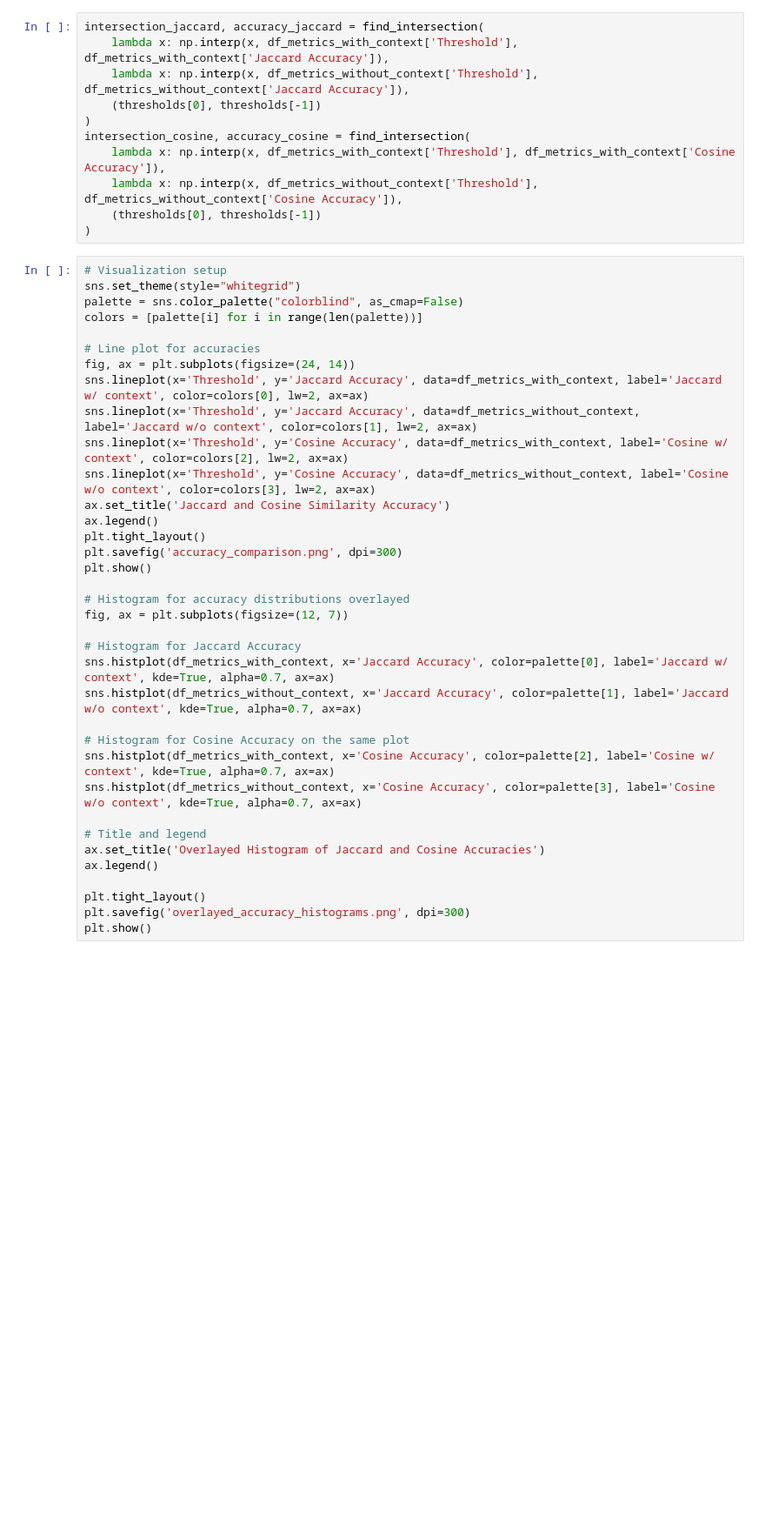
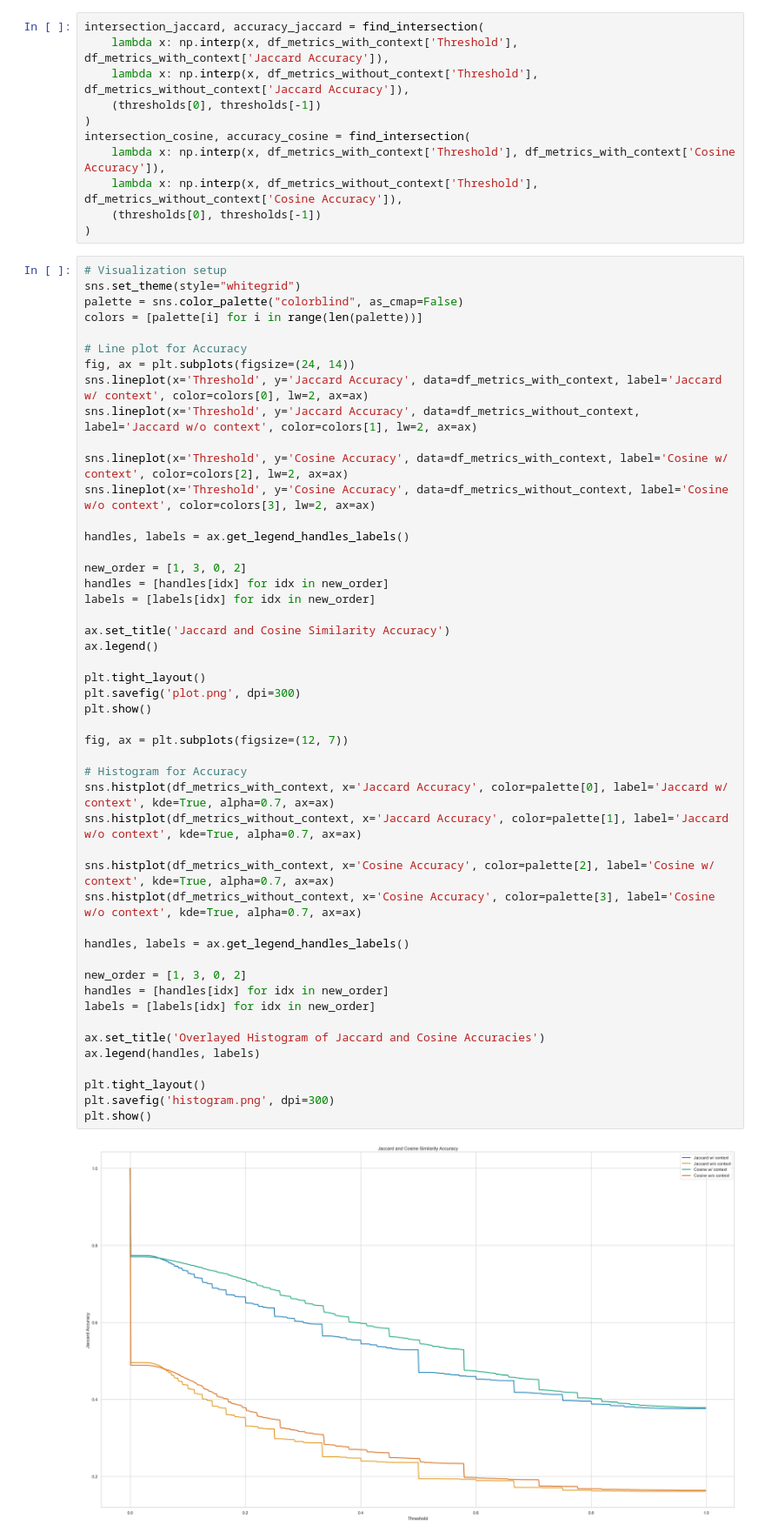
Before and after one commit to nneubacher/Bachelorarbeit, a Jupyter notebook: compare.ipynb, the cells around one changed output. Shown: that part at 87% size. Cells and saved outputs as stored; diff of their text form; blank space fills up the shorter version.

```diff
--- a/compare.ipynb
+++ b/compare.ipynb
@@ -59,36 +59,50 @@ intersection_cosine, accuracy_cosine = find_intersection(
 # %%
 # Visualization setup
 sns.set_theme(style="whitegrid")
 palette = sns.color_palette("colorblind", as_cmap=False)
 colors = [palette[i] for i in range(len(palette))]
 
-# Line plot for accuracies
+# Line plot for Accuracy
 fig, ax = plt.subplots(figsize=(24, 14))
 sns.lineplot(x='Threshold', y='Jaccard Accuracy', data=df_metrics_with_context, label='Jaccard w/ context', color=colors[0], lw=2, ax=ax)
 sns.lineplot(x='Threshold', y='Jaccard Accuracy', data=df_metrics_without_context, label='Jaccard w/o context', color=colors[1], lw=2, ax=ax)
+
 sns.lineplot(x='Threshold', y='Cosine Accuracy', data=df_metrics_with_context, label='Cosine w/ context', color=colors[2], lw=2, ax=ax)
 sns.lineplot(x='Threshold', y='Cosine Accuracy', data=df_metrics_without_context, label='Cosine w/o context', color=colors[3], lw=2, ax=ax)
+
+handles, labels = ax.get_legend_handles_labels()
+
+new_order = [1, 3, 0, 2]
+handles = [handles[idx] for idx in new_order]
+labels = [labels[idx] for idx in new_order]
+
 ax.set_title('Jaccard and Cosine Similarity Accuracy')
 ax.legend()
+
 plt.tight_layout()
-plt.savefig('accuracy_comparison.png', dpi=300)
+plt.savefig('plot.png', dpi=300)
 plt.show()
 
-# Histogram for accuracy distributions overlayed
 fig, ax = plt.subplots(figsize=(12, 7))
 
-# Histogram for Jaccard Accuracy
+# Histogram for Accuracy
 sns.histplot(df_metrics_with_context, x='Jaccard Accuracy', color=palette[0], label='Jaccard w/ context', kde=True, alpha=0.7, ax=ax)
 sns.histplot(df_metrics_without_context, x='Jaccard Accuracy', color=palette[1], label='Jaccard w/o context', kde=True, alpha=0.7, ax=ax)
 
-# Histogram for Cosine Accuracy on the same plot
 sns.histplot(df_metrics_with_context, x='Cosine Accuracy', color=palette[2], label='Cosine w/ context', kde=True, alpha=0.7, ax=ax)
 sns.histplot(df_metrics_without_context, x='Cosine Accuracy', color=palette[3], label='Cosine w/o context', kde=True, alpha=0.7, ax=ax)
 
-# Title and legend
+handles, labels = ax.get_legend_handles_labels()
+
+new_order = [1, 3, 0, 2]
+handles = [handles[idx] for idx in new_order]
+labels = [labels[idx] for idx in new_order]
+
 ax.set_title('Overlayed Histogram of Jaccard and Cosine Accuracies')
-ax.legend()
+ax.legend(handles, labels)
 
 plt.tight_layout()
-plt.savefig('overlayed_accuracy_histograms.png', dpi=300)
+plt.savefig('histogram.png', dpi=300)
 plt.show()
+# %% [output]
+[figure, added]
```
Also changed, not shown: parts of 3 cells of this notebook, 7 other files.
